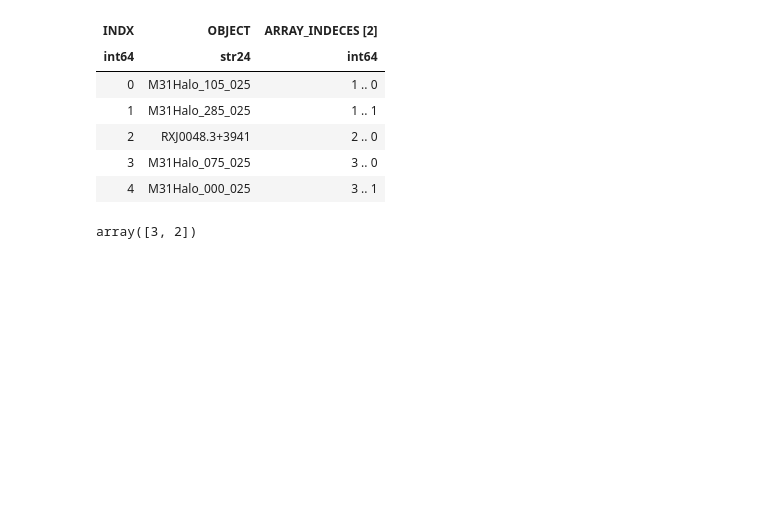
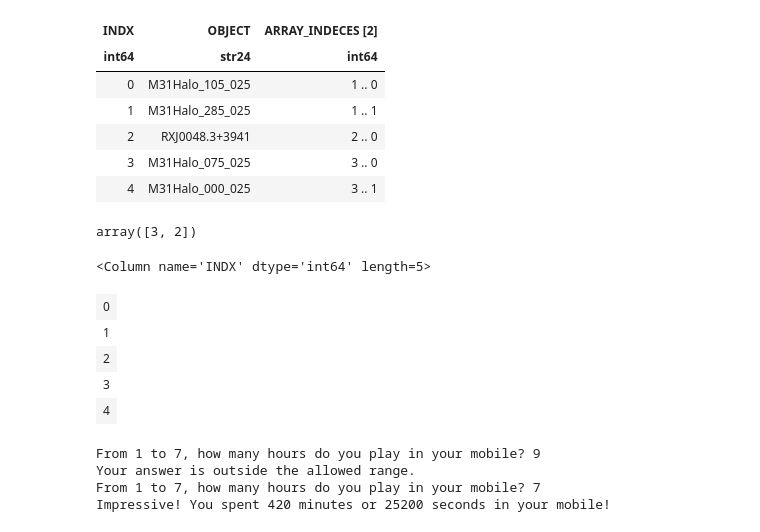
Before and after one commit to jchowk/pyND, a Jupyter notebook: gbt/docs/GBTsurvey_structure.ipynb, the cells around one changed output. Drawn from its saved outputs; the diff is of its cells as text; code cells hidden in the pictures; blank space fills up the shorter version.

```diff
--- a/gbt/docs/GBTsurvey_structure.ipynb
+++ b/gbt/docs/GBTsurvey_structure.ipynb
@@ -67,6 +67,6 @@ ColDefs(
 all_obj = []
 for j in np.arange(1,np.size(a)):
     print("{0}: {1}".format(j,a[j].data['object']))
-    all_obj.join(a[j].data['object'].tolist())
+    all_obj.append(a[j].data['object'].tolist())
 # %% [output]
 1: ['M31Halo_105_025' 'M31Halo_285_025']
@@ -186,3 +201,12 @@ Table length=5
 tbl['ARRAY_INDECES'][5]
 # %% [output]
 array([3, 2])
+# %%
+tbl[tbl.colnames[0]][0:5]
+# %% [output]
+<Column name='INDX' dtype='int64' length=5>
+| 0 |
+| 1 |
+| 2 |
+| 3 |
+| 4 |
@@ -188,0 +240,7 @@ array([3, 2])
+# %%
+example()
+# %% [output]
+From 1 to 7, how many hours do you play in your mobile? 9
+Your answer is outside the allowed range.
+From 1 to 7, how many hours do you play in your mobile? 7
+Impressive! You spent 420 minutes or 25200 seconds in your mobile!
```
Also changed, not shown: parts of 2 cells of this notebook, 1 other file.
